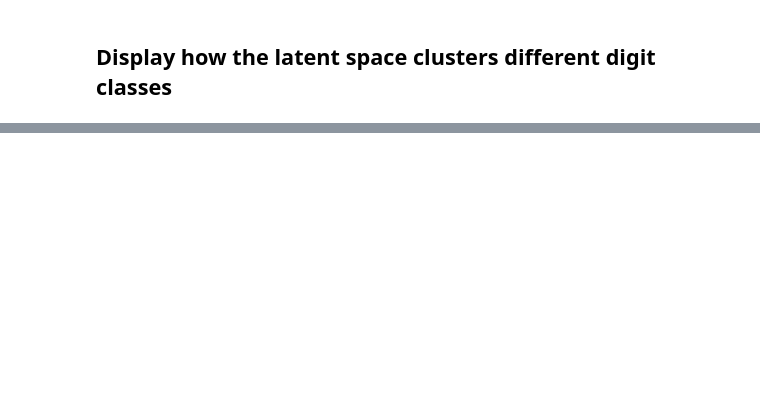
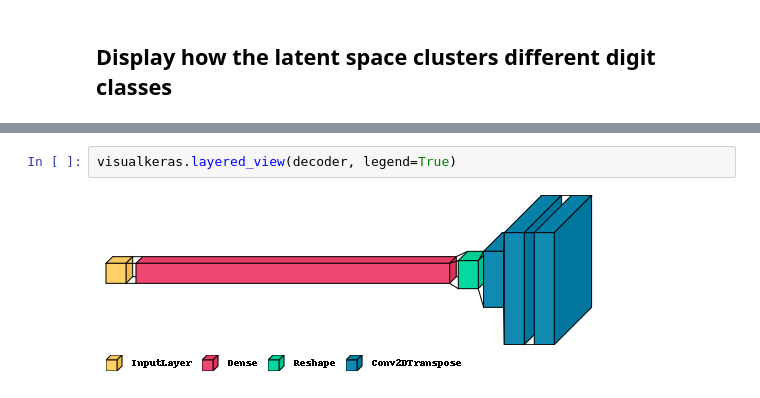
Before and after one commit to krishnakeshav/Machine-Learning-Excercises, a Jupyter notebook: examples/generative/ipynb/vae.ipynb, the cells around one changed output, grey strips where cells are left out. Cells and saved outputs as stored; diff of their text form; blank space fills up the shorter version.

```diff
--- a/examples/generative/ipynb/vae.ipynb
+++ b/examples/generative/ipynb/vae.ipynb
@@ -247,0 +267,4 @@ plot_label_clusters(vae, x_train, y_train)
+# %%
+visualkeras.layered_view(decoder, legend=True)
+# %% [output]
+[figure, added]
```
Also changed, not shown: parts of 6 cells of this notebook.
